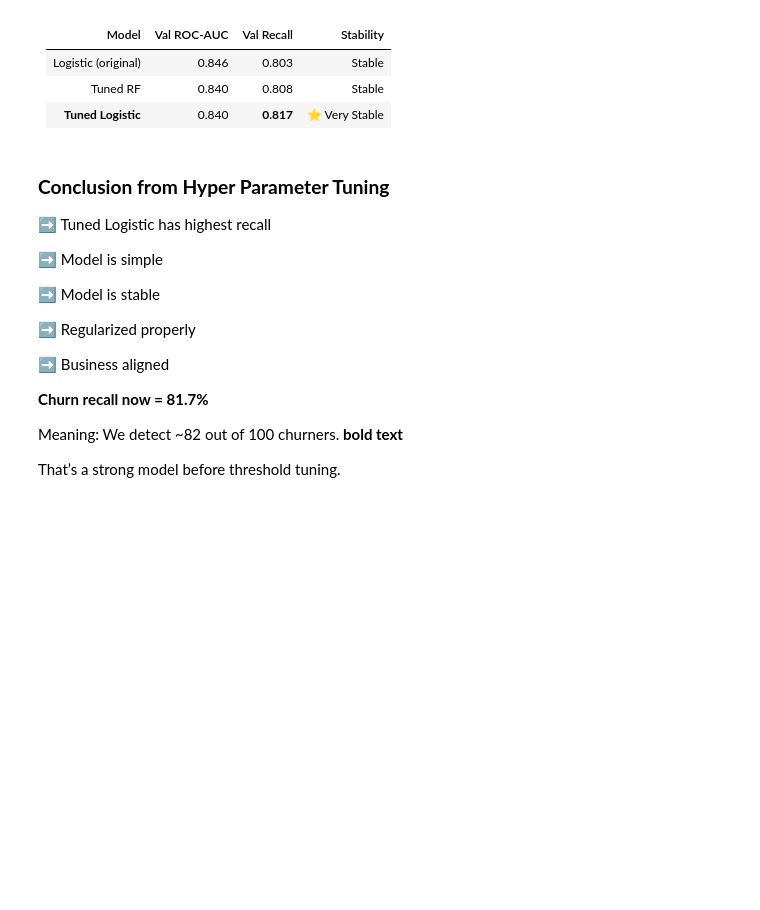
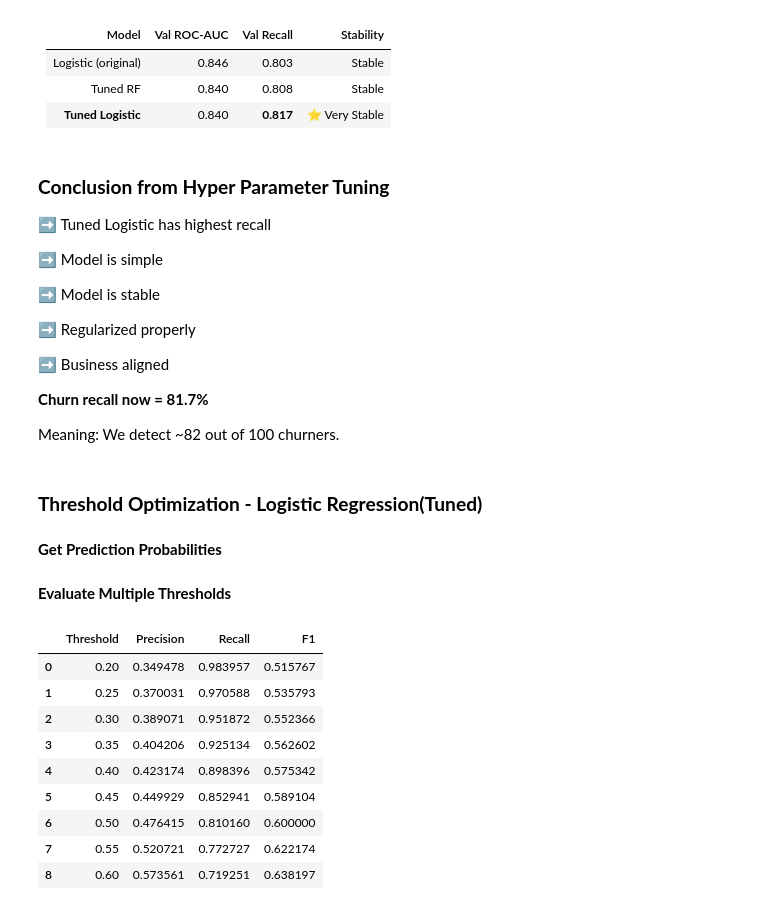
Before and after one commit to Sagarjain93/Machine-Learning-Portfolio, a Jupyter notebook: 03_ML_Practice/Customer_Churn_In_Telecom/Customer_Churn_Telecom.ipynb, the cells around one changed output. Drawn from its saved outputs; the diff is of its cells as text; code cells hidden in the pictures; blank space fills up the shorter version.

```diff
--- a/03_ML_Practice/Customer_Churn_In_Telecom/Customer_Churn_Telecom.ipynb
+++ b/03_ML_Practice/Customer_Churn_In_Telecom/Customer_Churn_Telecom.ipynb
@@ -2741,6 +2747,41 @@ Validation ROC-AUC:
 **Churn recall now = 81.7%**
 
 Meaning:
-We detect ~82 out of 100 churners. **bold text**
-
-That’s a strong model before threshold tuning.
+We detect ~82 out of 100 churners.
+# %% [markdown]
+### **Threshold Optimization - Logistic Regression(Tuned)**
+# %% [markdown]
+**Get Prediction Probabilities**
+# %%
+y_prob = best_log.predict_proba(X_test_scaled)[:,1]
+# %% [markdown]
+**Evaluate Multiple Thresholds**
+# %%
+thresholds = np.arange(0.2, 0.61, 0.05)
+
+results = []
+
+for t in thresholds:
+
+    y_pred = (y_prob >= t).astype(int)
+
+    precision = precision_score(y_test, y_pred)
+    recall = recall_score(y_test, y_pred)
+    f1 = f1_score(y_test, y_pred)
+
+    results.append([t, precision, recall, f1])
+
+threshold_df = pd.DataFrame(results, columns=["Threshold","Precision","Recall","F1"])
+
+threshold_df
+# %% [output]
+|  | Threshold | Precision | Recall | F1 |
+| 0 | 0.20 | 0.349478 | 0.983957 | 0.515767 |
+| 1 | 0.25 | 0.370031 | 0.970588 | 0.535793 |
+| 2 | 0.30 | 0.389071 | 0.951872 | 0.552366 |
+| 3 | 0.35 | 0.404206 | 0.925134 | 0.562602 |
+| 4 | 0.40 | 0.423174 | 0.898396 | 0.575342 |
+| 5 | 0.45 | 0.449929 | 0.852941 | 0.589104 |
+| 6 | 0.50 | 0.476415 | 0.810160 | 0.600000 |
+| 7 | 0.55 | 0.520721 | 0.772727 | 0.622174 |
+| 8 | 0.60 | 0.573561 | 0.719251 | 0.638197 |
```
Also changed, not shown: parts of 10 cells of this notebook.
